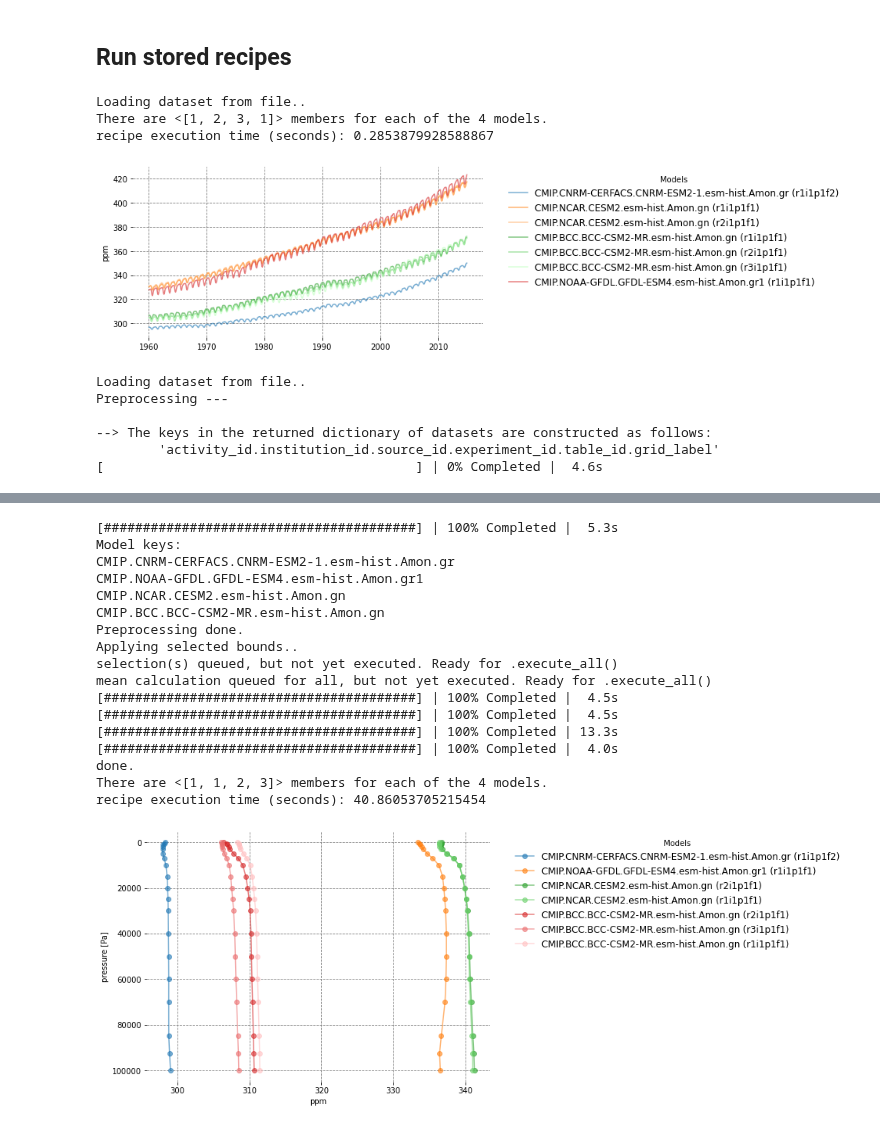
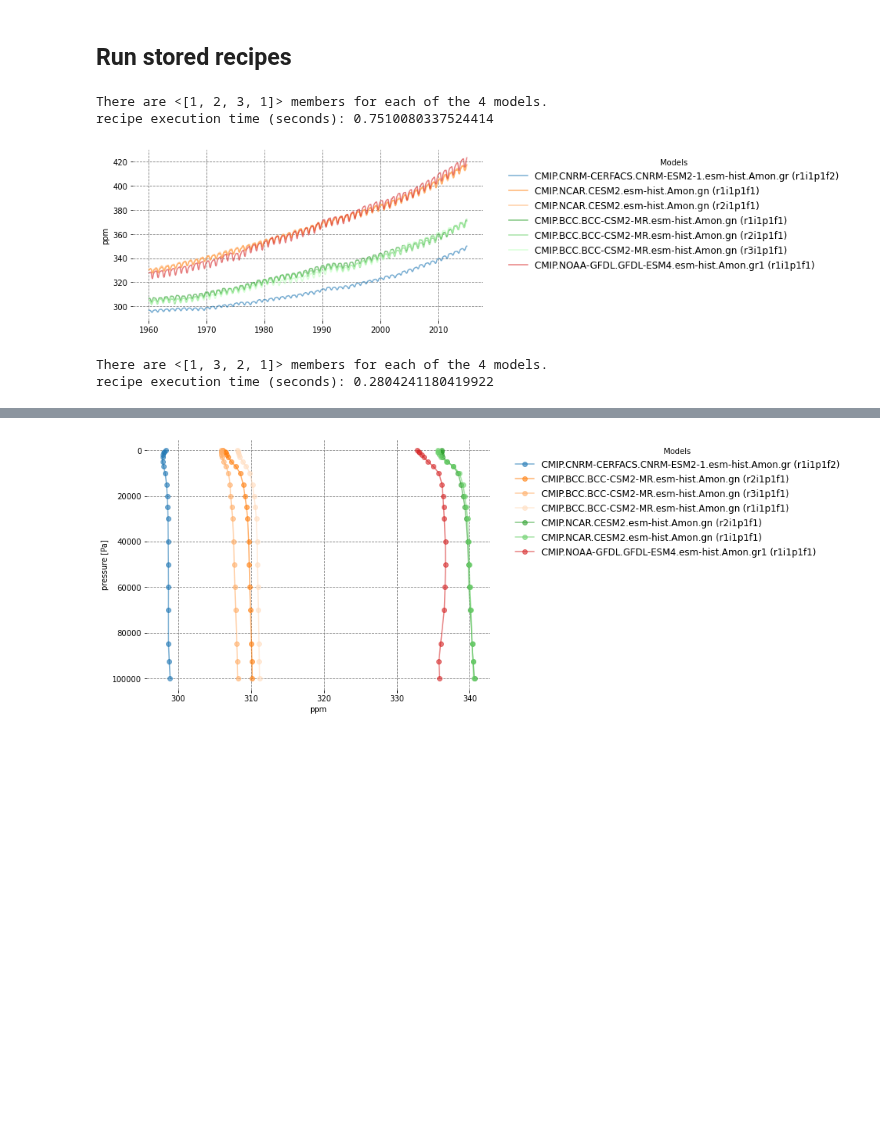
Before and after one commit to E3SM-Project/gdess, a Jupyter notebook: notebooks/demo/cmip_plotting.ipynb, the cells around one changed output, grey strips where cells are left out. Drawn from its saved outputs; the diff is of its cells as text; code cells hidden in the pictures; blank space fills up the shorter version.

Commit message:
fix and improve argument parsing in cmip collection

```diff
--- a/notebooks/demo/cmip_plotting.ipynb
+++ b/notebooks/demo/cmip_plotting.ipynb
@@ -12,25 +12,20 @@ from co2_diag.data_source.cmip import Collection as co2cmip
 ## Run stored recipes
 # %%
 param_kw={'start_yr': "1970",
-          'results_dir': '/Users/kauf418/projects/e3sm_co2_transport_evaluation/2_ExperimentFolder/e3sm_co2_diag/notebooks/demo/'}
+          'figure_savepath': '/Users/kauf418/projects/e3sm_co2_transport_evaluation/2_ExperimentFolder/e3sm_co2_diag/notebooks/demo/'}
 cmip_collection = co2cmip.run_recipe_for_timeseries(load_from_file='cmip_timeseries_plot_datasets_start1960.pickle',
                                                     param_kw=param_kw, verbose='INFO')
 # %% [output]
-Loading dataset from file..
 There are <[1, 2, 3, 1]> members for each of the 4 models.
-recipe execution time (seconds): 0.2853879928588867
+recipe execution time (seconds): 0.7510080337524414
 [figure]
 # %%
 param_kw={'start_yr': "1970",
           'end_yr': "1971",
-          'results_dir': '/Users/kauf418/projects/e3sm_co2_transport_evaluation/2_ExperimentFolder/e3sm_co2_diag/notebooks/demo/'}
-cmip_collection = co2cmip.run_recipe_for_vertical_profile(load_from_file=None,  #'cmip_vertical_plot_datasets.pickle',
+          'figure_savepath': '/Users/kauf418/projects/e3sm_co2_transport_evaluation/2_ExperimentFolder/e3sm_co2_diag/notebooks/demo/'}
+cmip_collection = co2cmip.run_recipe_for_vertical_profile(load_from_file='cmip_vertical_plot_datasets.pickle',
                                                           param_kw=param_kw, verbose='INFO')
 # cmip_collection.stepC_prepped_datasets.to_pickle('cmip_vertical_plot_datasets.pickle')
 # %% [output]
-Loading dataset from file..
-Preprocessing ---
-
---> The keys in the returned dictionary of datasets are constructed as follows:
-        'activity_id.institution_id.source_id.experiment_id.table_id.grid_label'
-[                                        ] | 0% Completed |  4.6s
+There are <[1, 3, 2, 1]> members for each of the 4 models.
+recipe execution time (seconds): 0.2804241180419922
@@ -38,21 +32,4 @@ Preprocessing ---
-[########################################] | 100% Completed |  5.3s
-Model keys:
-CMIP.CNRM-CERFACS.CNRM-ESM2-1.esm-hist.Amon.gr
-CMIP.NOAA-GFDL.GFDL-ESM4.esm-hist.Amon.gr1
-CMIP.NCAR.CESM2.esm-hist.Amon.gn
-CMIP.BCC.BCC-CSM2-MR.esm-hist.Amon.gn
-Preprocessing done.
-Applying selected bounds..
-selection(s) queued, but not yet executed. Ready for .execute_all()
-mean calculation queued for all, but not yet executed. Ready for .execute_all()
-[########################################] | 100% Completed |  4.5s
-[########################################] | 100% Completed |  4.5s
-[########################################] | 100% Completed | 13.3s
-[########################################] | 100% Completed |  4.0s
-done.
-There are <[1, 1, 2, 3]> members for each of the 4 models.
-recipe execution time (seconds): 40.86053705215454
-[figure, old version]
+[figure, new version]
 # %%
 param_kw={'start_yr': "1970",
           'end_yr': None,
```
Also changed, not shown: parts of 3 cells of this notebook, 5 other files.
